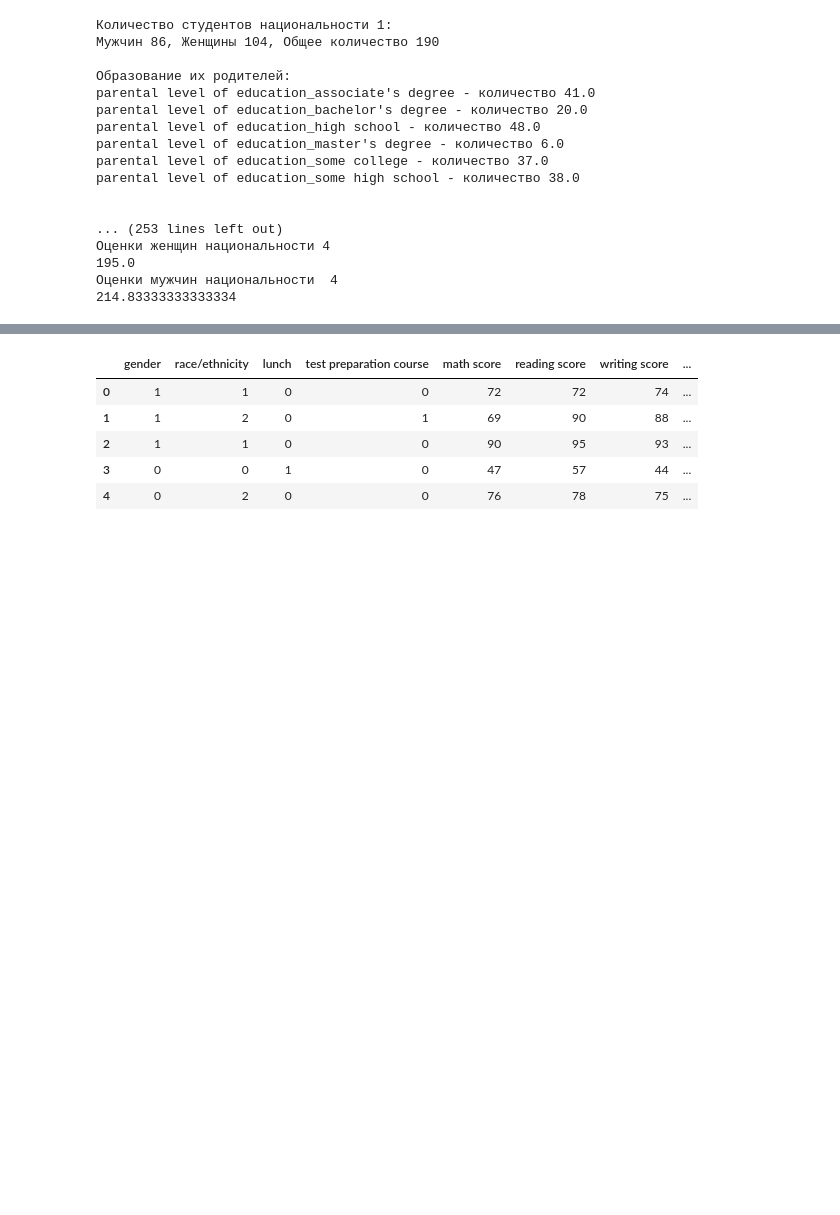
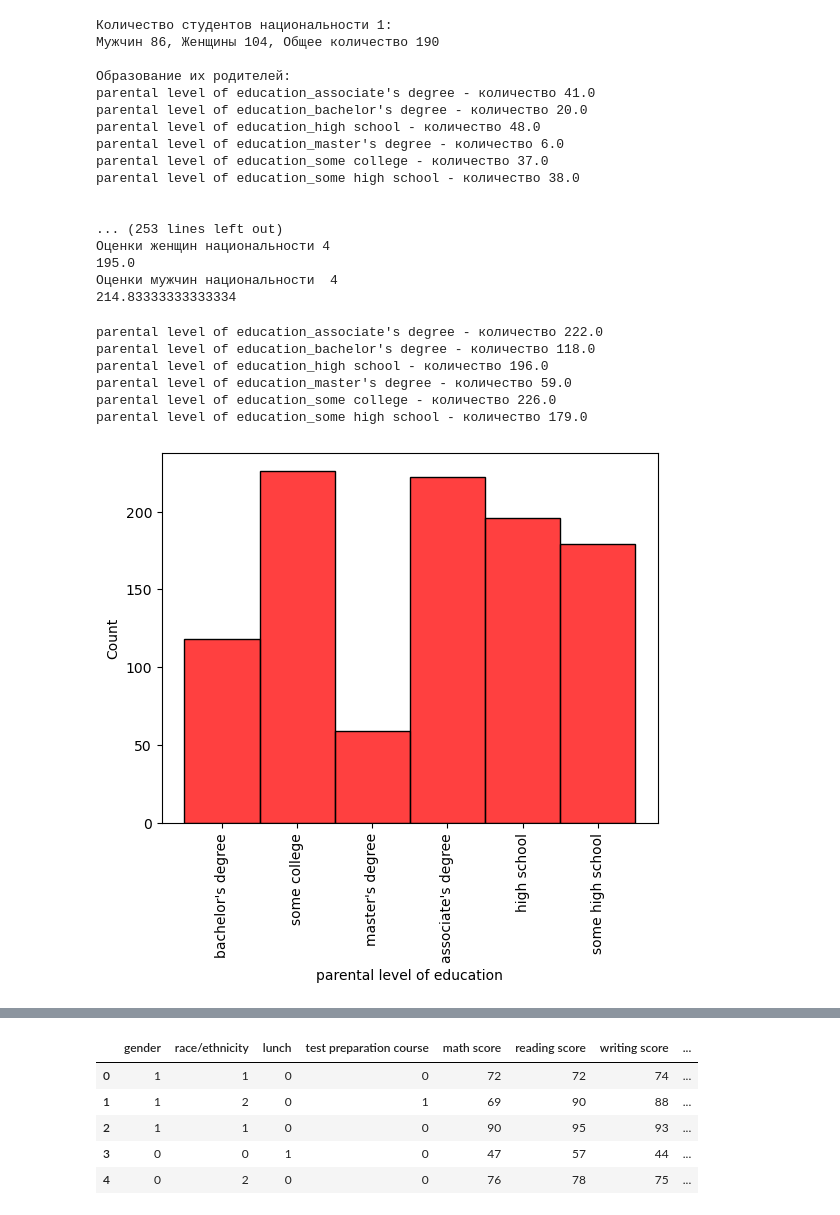
Before and after one commit to StrangeSas/StudentGradesModel, a Jupyter notebook: code/DataOverviewAndPrepare.ipynb, the cells around one changed output, grey strips where cells are left out. Saved outputs shown, nothing was run; the diff lists cells and outputs as text; code cells hidden in the pictures; blank space fills up the shorter version.

```diff
--- a/code/DataOverviewAndPrepare.ipynb
+++ b/code/DataOverviewAndPrepare.ipynb
@@ -471,3 +471,18 @@ parental level of education_some high school - количество 38.0
 195.0
 Оценки мужчин национальности  4
 214.83333333333334
+# %%
+for i in parents_edu:
+    print("{} - количество {}".format(i,df_cat[i].sum()) )
+# %% [output]
+parental level of education_associate's degree - количество 222.0
+parental level of education_bachelor's degree - количество 118.0
+parental level of education_high school - количество 196.0
+parental level of education_master's degree - количество 59.0
+parental level of education_some college - количество 226.0
+parental level of education_some high school - количество 179.0
+# %%
+bob = sns.histplot(df, x = 'parental level of education', color = 'r',label="female",kde=False)
+bob.tick_params(axis='x', rotation=90)
+# %% [output]
+[figure, added]
```
Also changed, not shown: parts of 4 cells of this notebook, 1 other file.
